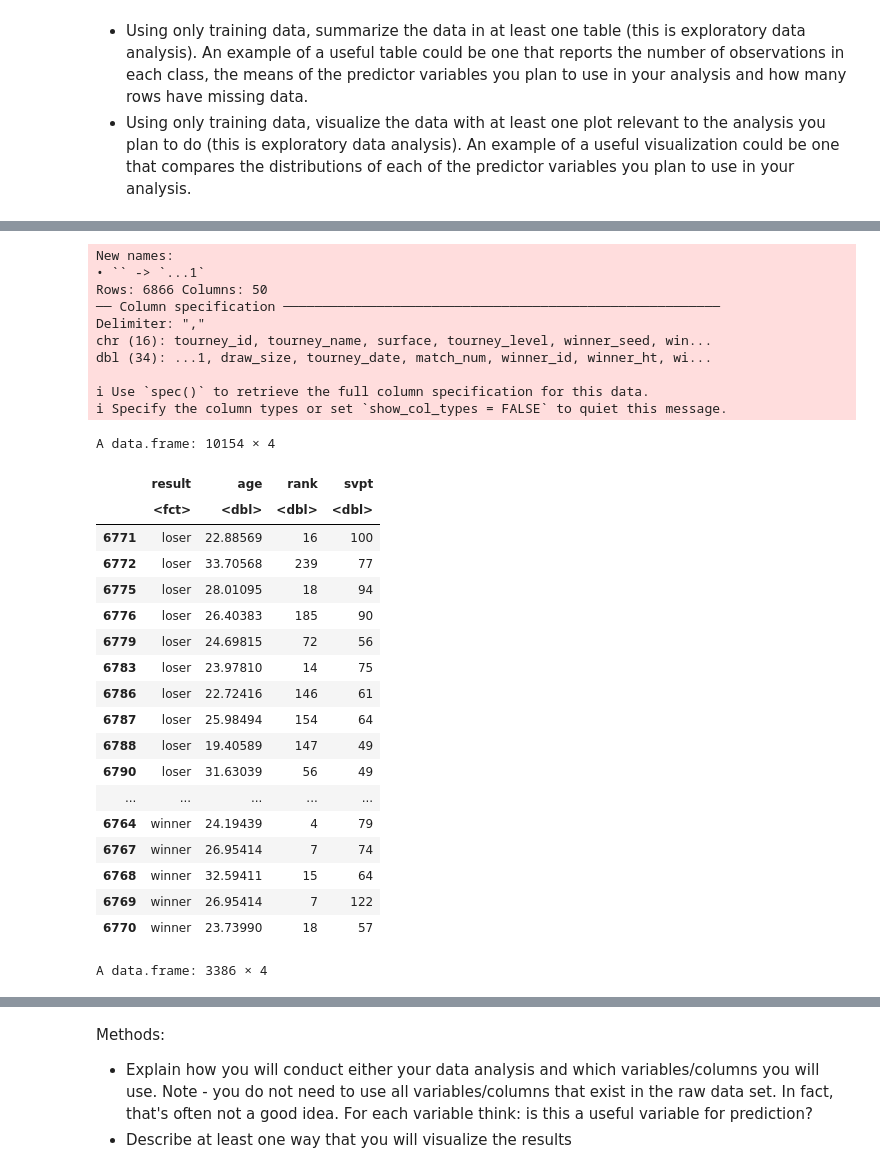
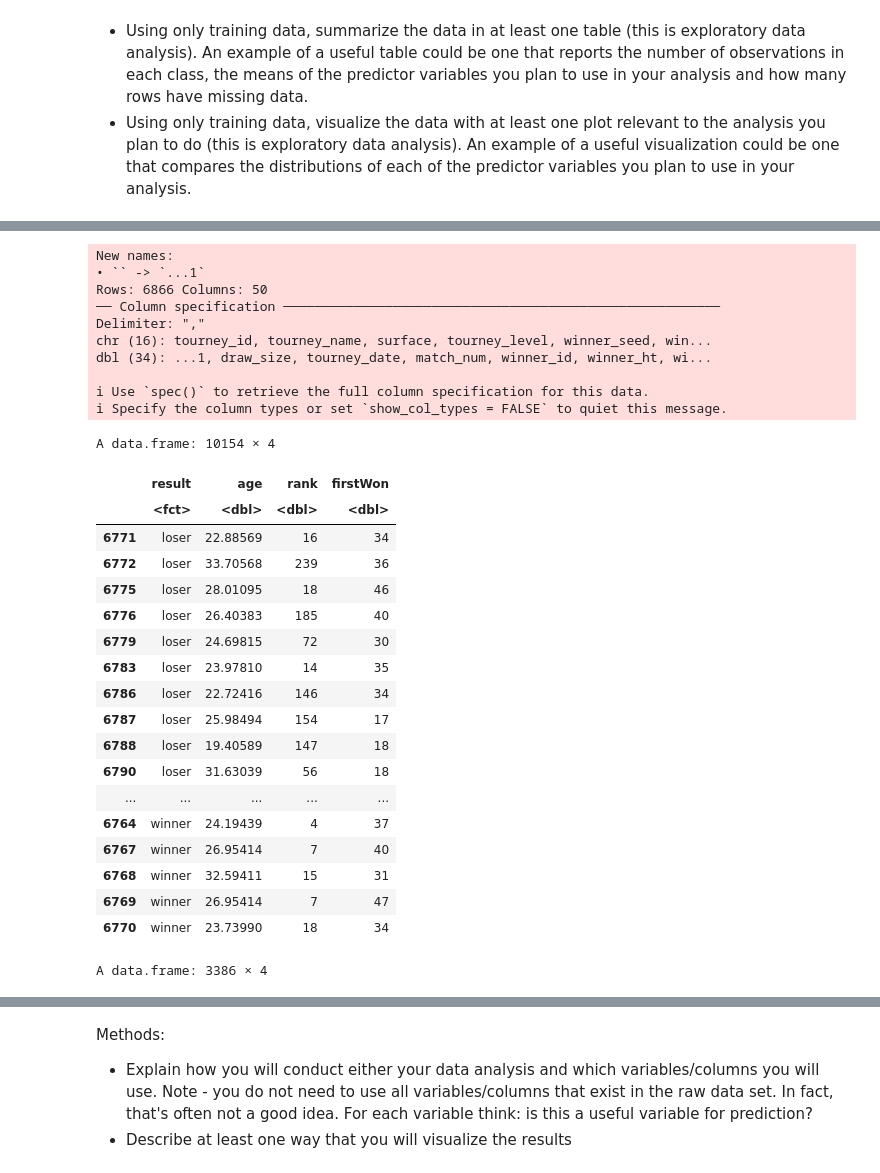
Before and after one commit to EllaShi7/DSCI-100-2022w2-Group-42-Project, a Jupyter notebook: Group_Project_Proposal.ipynb, the cells around one changed output, grey strips where cells are left out. Drawn from its saved outputs; the diff is of its cells as text; code cells hidden in the pictures.

```diff
--- a/Group_Project_Proposal.ipynb
+++ b/Group_Project_Proposal.ipynb
@@ -38,56 +20,56 @@ set.seed(123)
 
 
 atp_data <- read_csv("atp2017-2019.csv") |>
-  select(winner_age, loser_age, winner_rank, loser_rank, w_svpt, l_svpt) |>
+  select(winner_age, loser_age, winner_rank, loser_rank, w_1stWon, l_1stWon) |>
   na.omit()
 
 win <- rep(c("winner"), times = nrow(atp_data))
 atp_data_win <- cbind(atp_data, win) |>
-  select(win, winner_age, winner_rank, w_svpt)
-colnames(atp_data_win) <- c("result", "age","rank", "svpt")
+  select(win, winner_age, winner_rank, w_1stWon)
+colnames(atp_data_win) <- c("result", "age","rank", "firstWon")
 
 lose <- rep(c("loser"), times = nrow(atp_data))
 atp_data_lose <- cbind(atp_data, lose) |>
-  select(lose, loser_age, loser_rank, l_svpt)
-colnames(atp_data_lose) <- c("result", "age","rank", "svpt")
+  select(lose, loser_age, loser_rank, l_1stWon)
+colnames(atp_data_lose) <- c("result", "age","rank", "firstWon")
 
 data <- rbind(atp_data_win, atp_data_lose) |>
   mutate(result = as_factor(result))
 
 data_split <- initial_split(data, prop = 0.75, strata = result)
 atp_train <- training(data_split)
 atp_test <- testing(data_split)
 
 atp_train
 atp_test
 # %% [output]
 New names:
 • `` -> `...1`
 Rows: 6866 Columns: 50
 ── Column specification ────────────────────────────────────────────────────────
 Delimiter: ","
 chr (16): tourney_id, tourney_name, surface, tourney_level, winner_seed, win...
 dbl (34): ...1, draw_size, tourney_date, match_num, winner_id, winner_ht, wi...
 
 ℹ Use `spec()` to retrieve the full column specification for this data.
 ℹ Specify the column types or set `show_col_types = FALSE` to quiet this message.
 A data.frame: 10154 × 4
-|  | result | age | rank | svpt |
+|  | result | age | rank | firstWon |
 |  | <fct> | <dbl> | <dbl> | <dbl> |
-| 6771 | loser | 22.88569 | 16 | 100 |
-| 6772 | loser | 33.70568 | 239 | 77 |
-| 6775 | loser | 28.01095 | 18 | 94 |
-| 6776 | loser | 26.40383 | 185 | 90 |
-| 6779 | loser | 24.69815 | 72 | 56 |
-| 6783 | loser | 23.97810 | 14 | 75 |
-| 6786 | loser | 22.72416 | 146 | 61 |
-| 6787 | loser | 25.98494 | 154 | 64 |
-| 6788 | loser | 19.40589 | 147 | 49 |
-| 6790 | loser | 31.63039 | 56 | 49 |
+| 6771 | loser | 22.88569 | 16 | 34 |
+| 6772 | loser | 33.70568 | 239 | 36 |
+| 6775 | loser | 28.01095 | 18 | 46 |
+| 6776 | loser | 26.40383 | 185 | 40 |
+| 6779 | loser | 24.69815 | 72 | 30 |
+| 6783 | loser | 23.97810 | 14 | 35 |
+| 6786 | loser | 22.72416 | 146 | 34 |
+| 6787 | loser | 25.98494 | 154 | 17 |
+| 6788 | loser | 19.40589 | 147 | 18 |
+| 6790 | loser | 31.63039 | 56 | 18 |
 | ... | ... | ... | ... | ... |
-| 6764 | winner | 24.19439 | 4 | 79 |
-| 6767 | winner | 26.95414 | 7 | 74 |
-| 6768 | winner | 32.59411 | 15 | 64 |
-| 6769 | winner | 26.95414 | 7 | 122 |
-| 6770 | winner | 23.73990 | 18 | 57 |
+| 6764 | winner | 24.19439 | 4 | 37 |
+| 6767 | winner | 26.95414 | 7 | 40 |
+| 6768 | winner | 32.59411 | 15 | 31 |
+| 6769 | winner | 26.95414 | 7 | 47 |
+| 6770 | winner | 23.73990 | 18 | 34 |
 A data.frame: 3386 × 4
```
Also changed, not shown: parts of 3 cells of this notebook.
